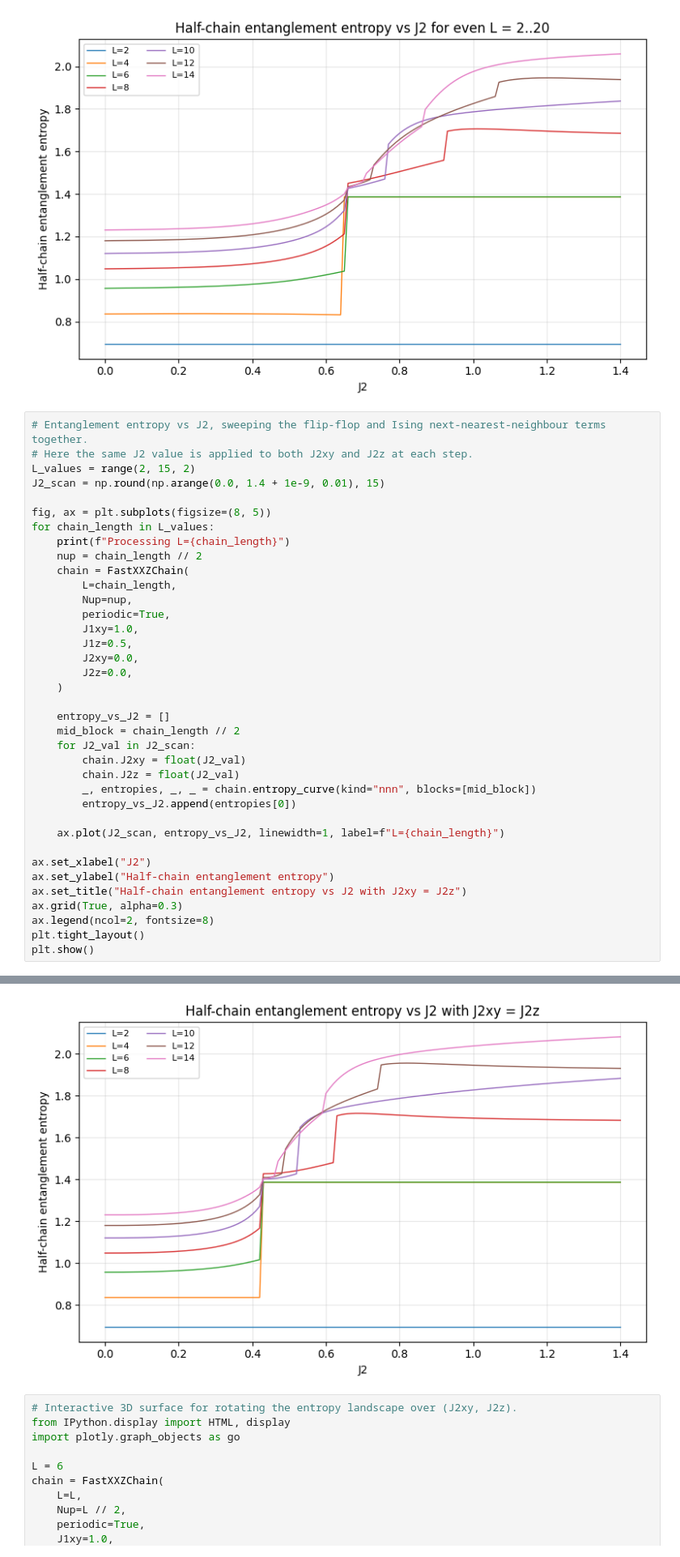
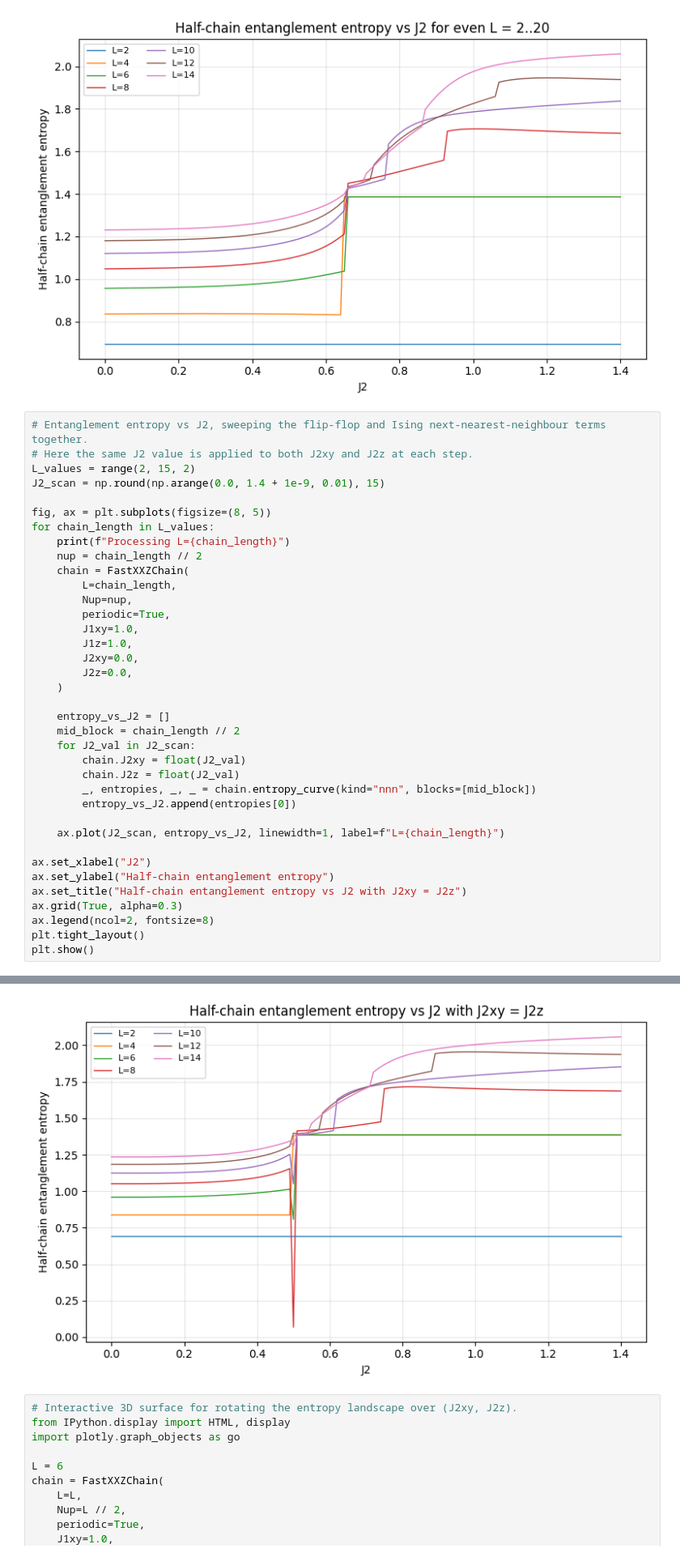
Before and after one commit to Matth3wc/HamiltonTrust_2026_Spin_Chains, a Jupyter notebook: santos_izmir2014_coding_exercises/exercises_optimized.ipynb, the cells around one changed output, grey strips where cells are left out. Shown at 81% size. Drawn from its saved outputs; the diff is of its cells as text.

```diff
--- a/santos_izmir2014_coding_exercises/exercises_optimized.ipynb
+++ b/santos_izmir2014_coding_exercises/exercises_optimized.ipynb
@@ -303,37 +303,37 @@ for chain_length in L_values:
         Nup=nup,
         periodic=True,
         J1xy=1.0,
-        J1z=0.5,
+        J1z=1.0,
         J2xy=0.0,
         J2z=0.0,
     )
 
     entropy_vs_J2 = []
     mid_block = chain_length // 2
     for J2_val in J2_scan:
         chain.J2xy = float(J2_val)
         chain.J2z = float(J2_val)
         _, entropies, _, _ = chain.entropy_curve(kind="nnn", blocks=[mid_block])
         entropy_vs_J2.append(entropies[0])
 
     ax.plot(J2_scan, entropy_vs_J2, linewidth=1, label=f"L={chain_length}")
 
 ax.set_xlabel("J2")
 ax.set_ylabel("Half-chain entanglement entropy")
 ax.set_title("Half-chain entanglement entropy vs J2 with J2xy = J2z")
 ax.grid(True, alpha=0.3)
 ax.legend(ncol=2, fontsize=8)
 plt.tight_layout()
 plt.show()
 # %% [output]
 Processing L=2
 Processing L=4
 Processing L=6
 Processing L=8
 Processing L=10
 Processing L=12
 Processing L=14
-[figure, old version]
+[figure, new version]
 # %%
 # Interactive 3D surface for rotating the entropy landscape over (J2xy, J2z).
 from IPython.display import HTML, display
```
Also changed, not shown: 2 other files.
